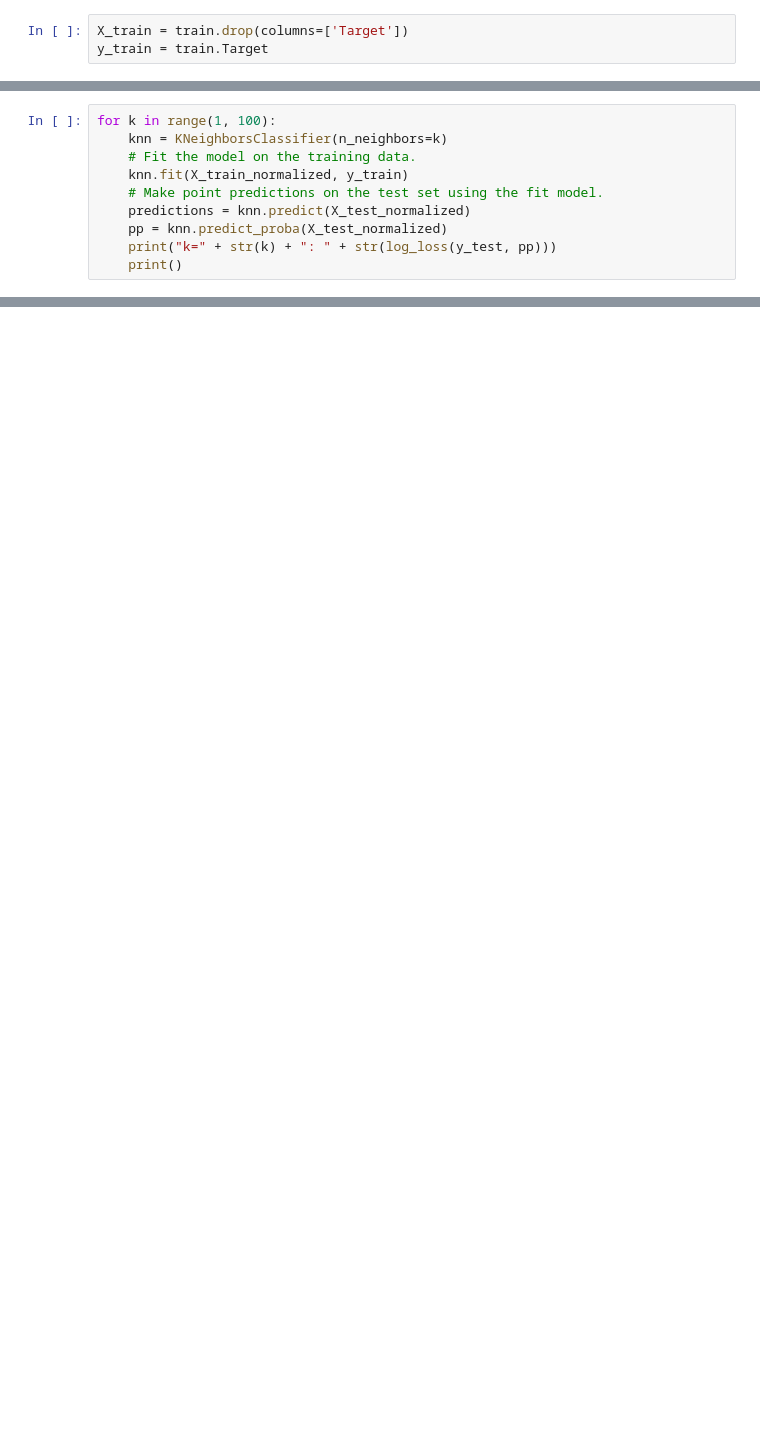
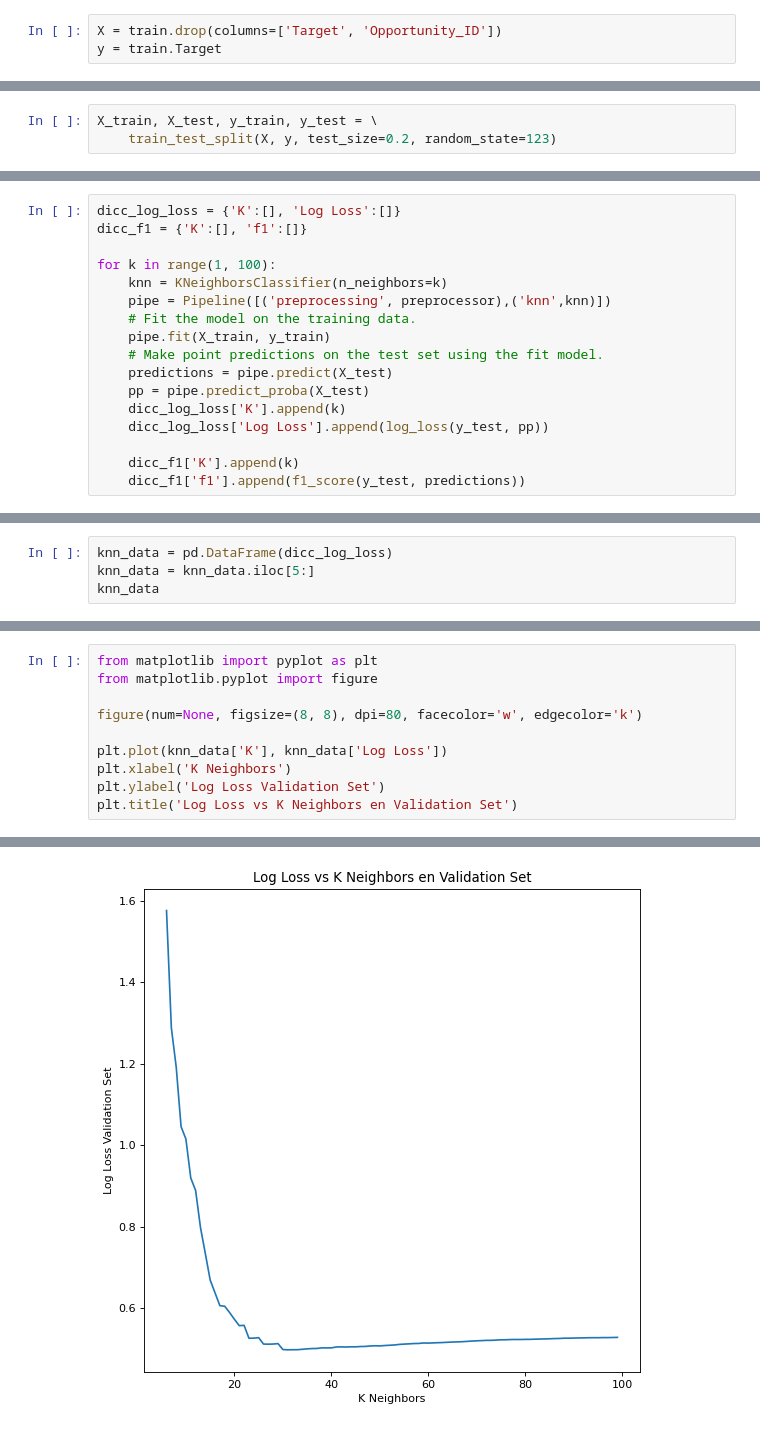
Before and after one commit to AgustinHejeij/tp2-datos, a Jupyter notebook: KNN.ipynb, the cells around one changed output, grey strips where cells are left out. Drawn from its saved outputs; the diff is of its cells as text; blank space fills up the shorter version.

```diff
--- a/KNN.ipynb
+++ b/KNN.ipynb
@@ -10,3 +17,3 @@ test = pd.read_csv('test_prepared.csv', encoding='utf-8')
 # %%
-X_train = train.drop(columns=['Target'])
-y_train = train.Target
+X = train.drop(columns=['Target', 'Opportunity_ID'])
+y = train.Target
@@ -51,0 +20,3 @@ X_test_normalized
+# %%
+X_train, X_test, y_train, y_test = \
+    train_test_split(X, y, test_size=0.2, random_state=123)
@@ -52,10 +47,17 @@ X_test_normalized
 # %%
+dicc_log_loss = {'K':[], 'Log Loss':[]}
+dicc_f1 = {'K':[], 'f1':[]}
+
 for k in range(1, 100):
     knn = KNeighborsClassifier(n_neighbors=k)
+    pipe = Pipeline([('preprocessing', preprocessor),('knn',knn)])
     # Fit the model on the training data.
-    knn.fit(X_train_normalized, y_train)
+    pipe.fit(X_train, y_train)
     # Make point predictions on the test set using the fit model.
-    predictions = knn.predict(X_test_normalized)
-    pp = knn.predict_proba(X_test_normalized)
-    print("k=" + str(k) + ": " + str(log_loss(y_test, pp)))
-    print()
+    predictions = pipe.predict(X_test)
+    pp = pipe.predict_proba(X_test)
+    dicc_log_loss['K'].append(k)
+    dicc_log_loss['Log Loss'].append(log_loss(y_test, pp))
+
+    dicc_f1['K'].append(k)
+    dicc_f1['f1'].append(f1_score(y_test, predictions))
@@ -79,0 +64,4 @@ k=99: 0.6401358747827446
+# %%
+knn_data = pd.DataFrame(dicc_log_loss)
+knn_data = knn_data.iloc[5:]
+knn_data
@@ -79,0 +82,11 @@ k=99: 0.6401358747827446
+# %%
+from matplotlib import pyplot as plt
+from matplotlib.pyplot import figure
+
+figure(num=None, figsize=(8, 8), dpi=80, facecolor='w', edgecolor='k')
+
+plt.plot(knn_data['K'], knn_data['Log Loss'])
+plt.xlabel('K Neighbors')
+plt.ylabel('Log Loss Validation Set')
+plt.title('Log Loss vs K Neighbors en Validation Set')
+# %% [output]
@@ -79,0 +94 @@ k=99: 0.6401358747827446
+[figure, added]
```
Also changed, not shown: parts of 14 cells of this notebook, 17 other files.
